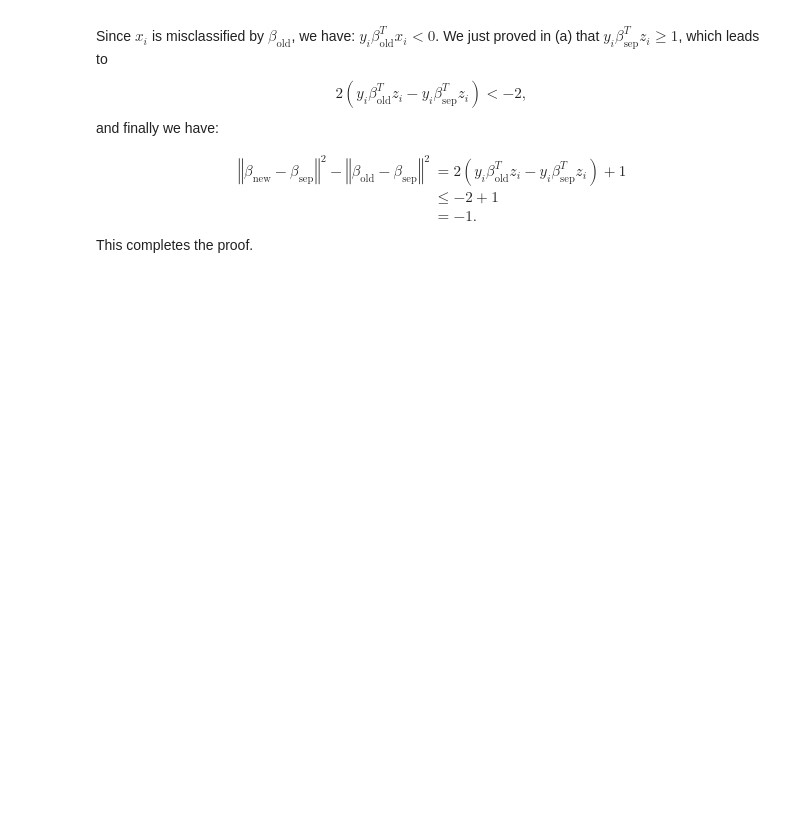
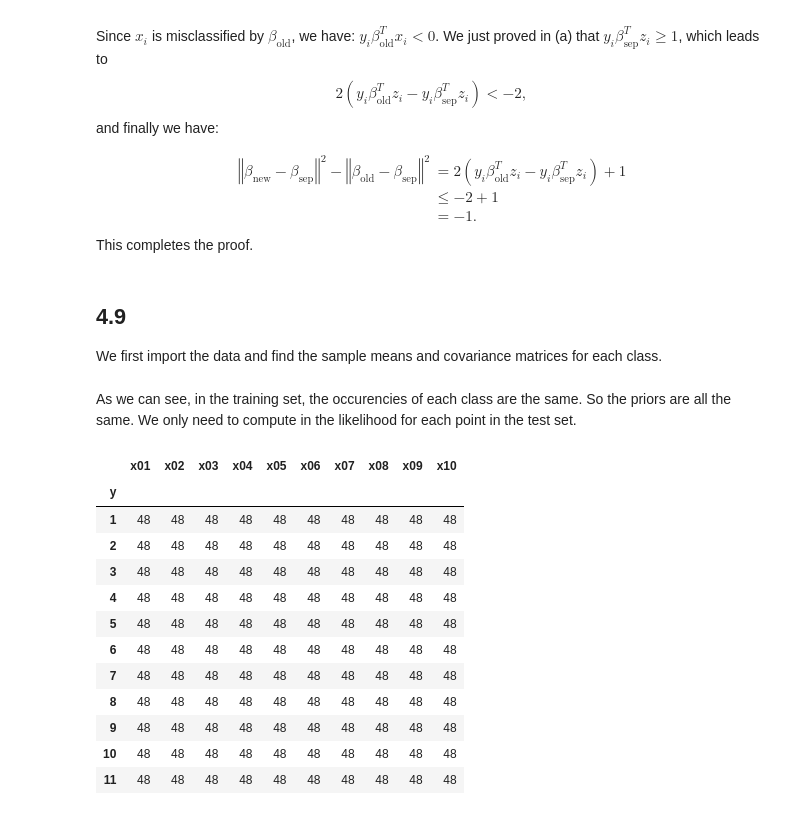
Before and after one commit to hzzyyy/ESLII_Solutions, a Jupyter notebook: Chapter 04 Linear Methods for Classification.ipynb, the cells around one changed output. Saved outputs shown, nothing was run; the diff lists cells and outputs as text; code cells hidden in the pictures; blank space fills up the shorter version.

```diff
--- a/Chapter 04 Linear Methods for Classification.ipynb
+++ b/Chapter 04 Linear Methods for Classification.ipynb
@@ -323,3 +323,7 @@ $$2\left(y_{i}\beta_{\mbox{old}}^{T}z_{i}-y_{i}\beta_{\mbox{sep}}^{T}z_{i}\right
  & =-1.
 \end{align*}
 This completes the proof.
+# %% [markdown]
+## 4.9
+
+We first import the data and find the sample means and covariance matrices for each class.
@@ -325,0 +342,18 @@ This completes the proof.
+# %% [markdown]
+As we can see, in the training set, the occurencies of each class are the same. So the priors are all the same. We only need to compute in the likelihood for each point in the test set.
+# %%
+train_gb.count()
+# %% [output]
+|  | x01 | x02 | x03 | x04 | x05 | x06 | x07 | x08 | x09 | x10 |
+| y |  |  |  |  |  |  |  |  |  |  |
+| 1 | 48 | 48 | 48 | 48 | 48 | 48 | 48 | 48 | 48 | 48 |
+| 2 | 48 | 48 | 48 | 48 | 48 | 48 | 48 | 48 | 48 | 48 |
+| 3 | 48 | 48 | 48 | 48 | 48 | 48 | 48 | 48 | 48 | 48 |
+| 4 | 48 | 48 | 48 | 48 | 48 | 48 | 48 | 48 | 48 | 48 |
+| 5 | 48 | 48 | 48 | 48 | 48 | 48 | 48 | 48 | 48 | 48 |
+| 6 | 48 | 48 | 48 | 48 | 48 | 48 | 48 | 48 | 48 | 48 |
+| 7 | 48 | 48 | 48 | 48 | 48 | 48 | 48 | 48 | 48 | 48 |
+| 8 | 48 | 48 | 48 | 48 | 48 | 48 | 48 | 48 | 48 | 48 |
+| 9 | 48 | 48 | 48 | 48 | 48 | 48 | 48 | 48 | 48 | 48 |
+| 10 | 48 | 48 | 48 | 48 | 48 | 48 | 48 | 48 | 48 | 48 |
+| 11 | 48 | 48 | 48 | 48 | 48 | 48 | 48 | 48 | 48 | 48 |
```
Also changed, not shown: parts of 4 cells of this notebook, 2 other files.
